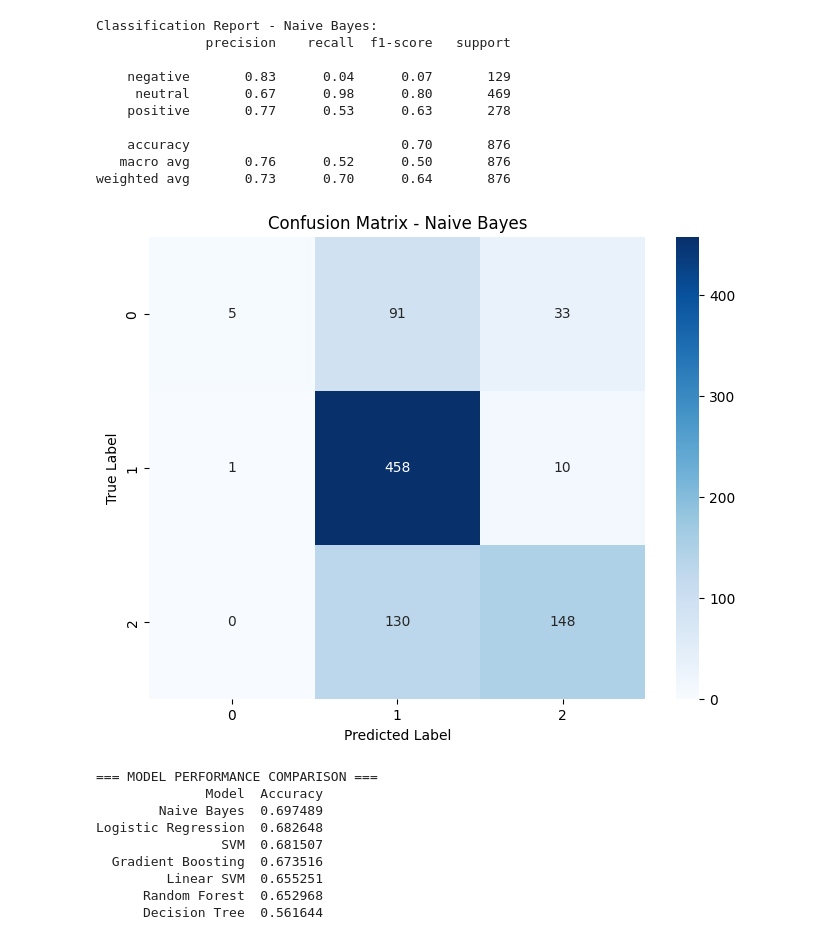
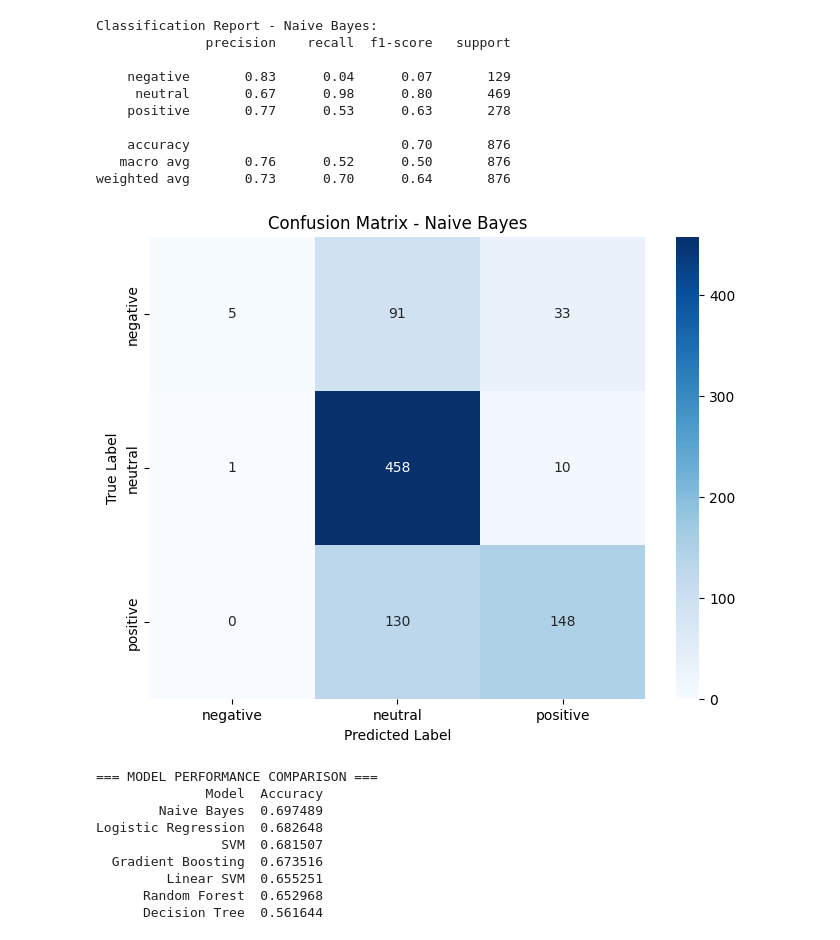
Before and after one commit to jp-marques/financial-sentiment-analysis, a Jupyter notebook: notebooks/01_eda_baselines.ipynb, the cells around one changed output. Drawn from its saved outputs; the diff is of its cells as text; code cells hidden in the pictures.

```diff
--- a/notebooks/01_eda_baselines.ipynb
+++ b/notebooks/01_eda_baselines.ipynb
@@ -307,17 +307,21 @@ weighted avg       0.73      0.70      0.64       876
 # %%
 import seaborn as sns
 
-# Create confusion matrix for best model
-cm = confusion_matrix(y_val, predictions[best_model])
+# Get unique labels present in y_val and predictions[best_model]
+labels_in_data = sorted(list(set(y_val) | set(predictions[best_model])))
+
+# Create confusion matrix for best model using only present labels
+cm = confusion_matrix(y_val, predictions[best_model], labels=labels_in_data)
 
 plt.figure(figsize=(8, 6))
-sns.heatmap(cm, annot=True, fmt='d', cmap='Blues')
+sns.heatmap(cm, annot=True, fmt='d', cmap='Blues',
+            xticklabels=labels_in_data, yticklabels=labels_in_data)
 plt.title(f'Confusion Matrix - {best_model}')
 plt.ylabel('True Label')
 plt.xlabel('Predicted Label')
 plt.show()
 # %% [output]
-[figure, old version]
+[figure, new version]
 # %%
 # Create performance comparison table
 import pandas as pd
```
Also changed, not shown: parts of 1 cell of this notebook, 9 other files.
